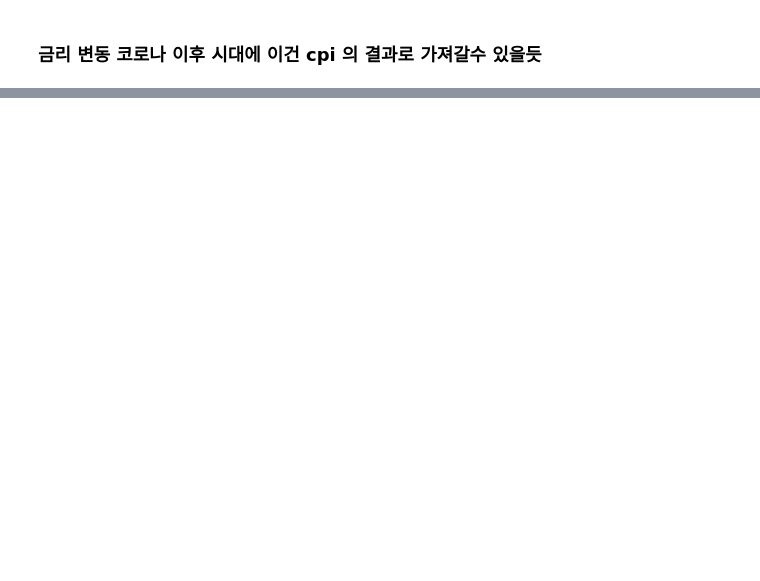
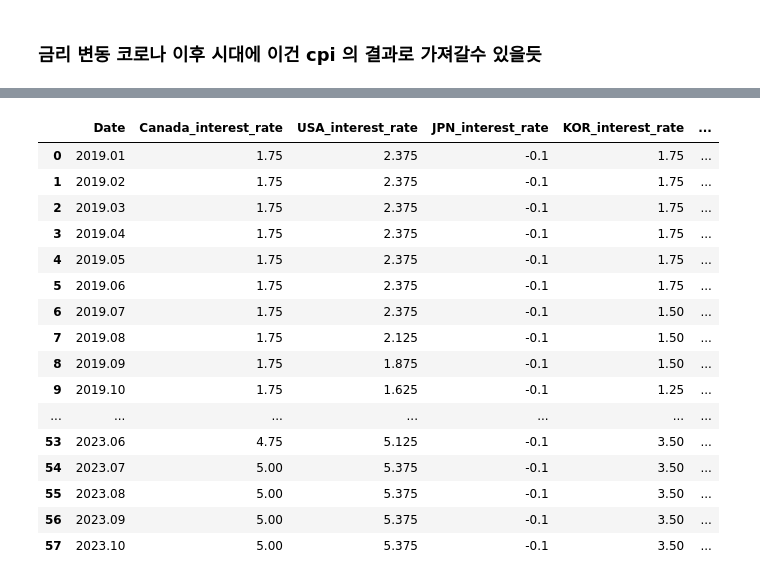
Before and after one commit to WonwooJacobSong/G7_Korea_cpidata, a Jupyter notebook: inflation_data.ipynb, the cells around one changed output, grey strips where cells are left out. Drawn from its saved outputs; the diff is of its cells as text; code cells hidden in the pictures; blank space fills up the shorter version.

```diff
--- a/inflation_data.ipynb
+++ b/inflation_data.ipynb
@@ -341,0 +284,65 @@ Text(0.5, 1.0, 'Inflation data afte COVID-19')
+# %%
+# 3 ~ 60
+Interest_date=[]
+CAN_interest_rate=[]
+USA_interest_rate=[]
+JPN_interest_rate=[]
+KOR_interest_rate=[]
+EU_interest_rate=[]
+
+for i in range(3,61):
+    Interest_date.append(ws2.cell(row=1,column=i).value)
+    CAN_interest_rate.append(float(ws2.cell(row=3,column=i).value.strip('(%)')))
+    USA_interest_rate.append(float(ws2.cell(row=4,column=i).value.strip('(%)')))
+    JPN_interest_rate.append(float(ws3.cell(row=3,column=i).value.strip('(%)')))
+    KOR_interest_rate.append(float(ws3.cell(row=4,column=i).value.strip('(%)')))
+
+for i in range(0,58):
+    if i < 43:
+        EU_interest_rate.append(0)
+    elif i <45:
+        EU_interest_rate.append(0.5)
+    elif i<47:
+        EU_interest_rate.append(1.25)
+    elif i<48:
+        EU_interest_rate.append(2)
+    elif i<50:
+        EU_interest_rate.append(2.5)
+    elif i<51:
+        EU_interest_rate.append(3)
+    elif i<52:
+        EU_interest_rate.append(3.5)
+    elif i<53:
+        EU_interest_rate.append(3.75)
+    elif i<56:
+        EU_interest_rate.append(4)
+    elif i<58:
+        EU_interest_rate.append(4.25)
+
+interest_data={"Date":Interest_date,
+               "Canada_interest_rate":CAN_interest_rate,
+               "USA_interest_rate":USA_interest_rate,
+               "JPN_interest_rate":JPN_interest_rate,
+               "KOR_interest_rate":KOR_interest_rate,
+               "EU_interest_rate":EU_interest_rate
+}
+interest_df=pd.DataFrame(interest_data)
+interest_df
+# %% [output]
+|  | Date | Canada_interest_rate | USA_interest_rate | JPN_interest_rate | KOR_interest_rate | ... |
+| 0 | 2019.01 | 1.75 | 2.375 | -0.1 | 1.75 | ... |
+| 1 | 2019.02 | 1.75 | 2.375 | -0.1 | 1.75 | ... |
+| 2 | 2019.03 | 1.75 | 2.375 | -0.1 | 1.75 | ... |
+| 3 | 2019.04 | 1.75 | 2.375 | -0.1 | 1.75 | ... |
+| 4 | 2019.05 | 1.75 | 2.375 | -0.1 | 1.75 | ... |
+| 5 | 2019.06 | 1.75 | 2.375 | -0.1 | 1.75 | ... |
+| 6 | 2019.07 | 1.75 | 2.375 | -0.1 | 1.50 | ... |
+| 7 | 2019.08 | 1.75 | 2.125 | -0.1 | 1.50 | ... |
+| 8 | 2019.09 | 1.75 | 1.875 | -0.1 | 1.50 | ... |
+| 9 | 2019.10 | 1.75 | 1.625 | -0.1 | 1.25 | ... |
+| ... | ... | ... | ... | ... | ... | ... |
+| 53 | 2023.06 | 4.75 | 5.125 | -0.1 | 3.50 | ... |
+| 54 | 2023.07 | 5.00 | 5.375 | -0.1 | 3.50 | ... |
+| 55 | 2023.08 | 5.00 | 5.375 | -0.1 | 3.50 | ... |
+| 56 | 2023.09 | 5.00 | 5.375 | -0.1 | 3.50 | ... |
+| 57 | 2023.10 | 5.00 | 5.375 | -0.1 | 3.50 | ... |
```
Also changed, not shown: parts of 10 cells of this notebook, 3 other files.
